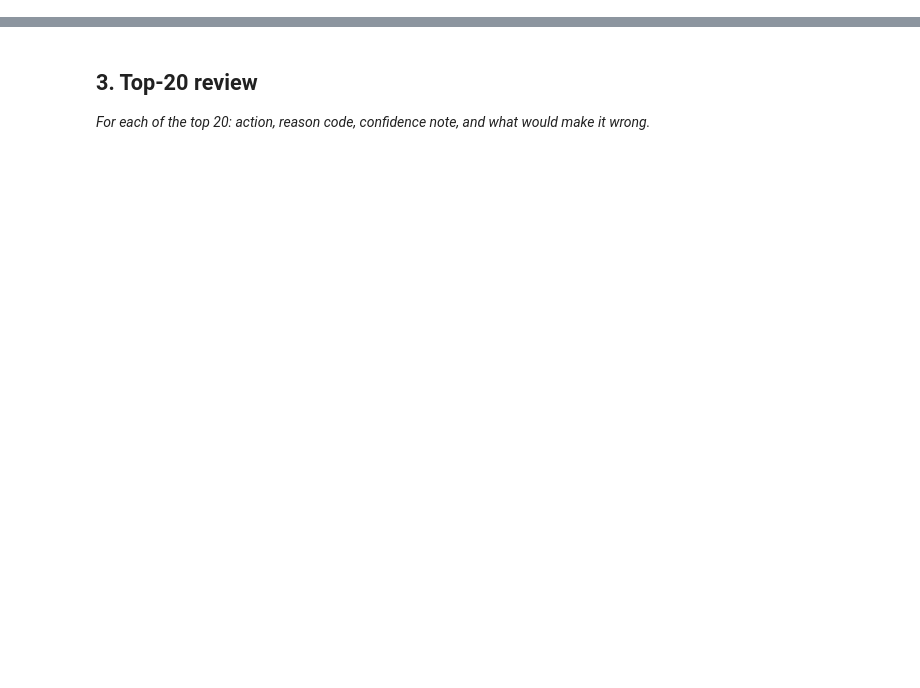
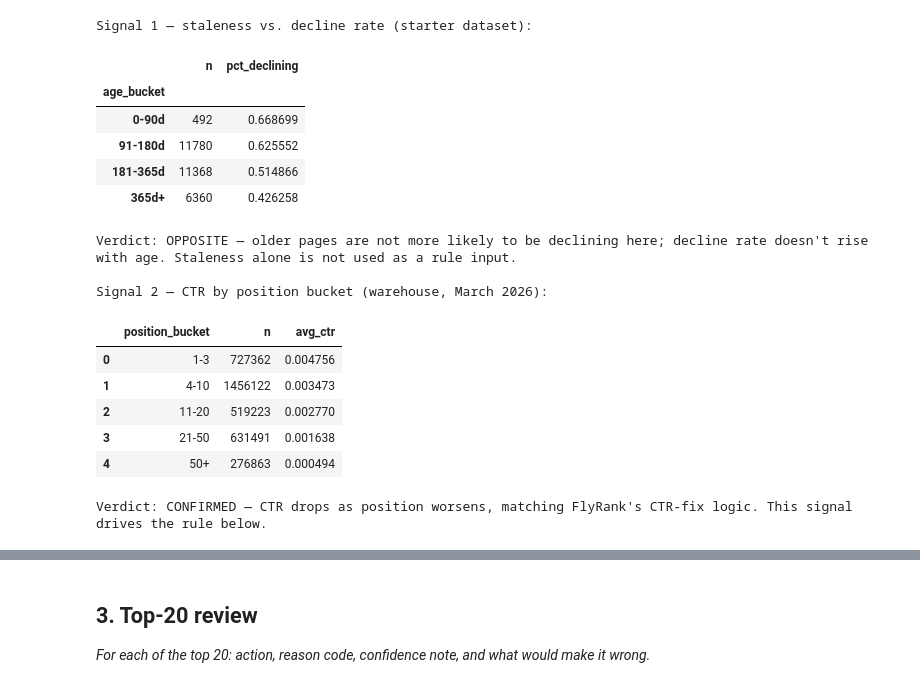
Before and after one commit to Allah-Bakhsh/flyrank-ml-internship-week1, a Jupyter notebook: work/notebooks/w04_baseline_score.ipynb, the cells around one changed output, grey strips where cells are left out. Saved outputs shown, nothing was run; the diff lists cells and outputs as text; code cells hidden in the pictures; blank space fills up the shorter version.

```diff
--- a/work/notebooks/w04_baseline_score.ipynb
+++ b/work/notebooks/w04_baseline_score.ipynb
@@ -16,3 +22,73 @@ This skeleton is yours to fill. Work the sections **in order** — each one has
+# %%
+# --- Setup ---
+from google.colab import userdata
+hf_token = userdata.get("HF_TOKEN")
+
+import duckdb
+import pandas as pd
+
+con = duckdb.connect()
+con.sql("INSTALL httpfs; LOAD httpfs;")
+con.sql(f"CREATE SECRET hf_token (TYPE huggingface, TOKEN '{hf_token}');")
+
+MARCH = "hf://datasets/FlyRank/internship-warehouse/fact_content_daily_performance/month=2026-03/data_0.parquet"
+
+# --- Signal 1: staleness, behind FlyRank's refresh flags ---
+!wget -q https://raw.githubusercontent.com/Allah-Bakhsh/flyrank-ml-internship-week1/main/data/raw/content_refresh_anonymized.csv -O content_refresh_anonymized.csv
+starter = pd.read_csv("content_refresh_anonymized.csv")
+
+starter["age_bucket"] = pd.cut(
+    starter["content_age_days"],
+    bins=[0, 90, 180, 365, 10_000],
+    labels=["0-90d", "91-180d", "181-365d", "365d+"]
+)
+
+signal1 = starter.groupby("age_bucket", observed=True).agg(
+    n=("content_age_days", "size"),
+    pct_declining=("trend_direction", lambda s: (s == "down").mean())
+)
+print("Signal 1 — staleness vs. decline rate (starter dataset):")
+display(signal1)
+print("Verdict: OPPOSITE — older pages are not more likely to be declining here; decline rate doesn't rise with age. Staleness alone is not used as a rule input.\n")
+
+# --- Signal 2: CTR vs. position, behind FlyRank's CTR-fix logic ---
+ctr_vs_position = con.sql(f"""
+    SELECT
+        CASE
+            WHEN gsc_avg_position <= 3 THEN '1-3'
+            WHEN gsc_avg_position <= 10 THEN '4-10'
+            WHEN gsc_avg_position <= 20 THEN '11-20'
+            WHEN gsc_avg_position <= 50 THEN '21-50'
+            ELSE '50+'
+        END AS position_bucket,
+        COUNT(*) AS n,
+        AVG(gsc_clicks * 1.0 / NULLIF(gsc_impressions, 0)) AS avg_ctr
+    FROM '{MARCH}'
+    WHERE gsc_data_available IS TRUE AND gsc_impressions > 0
+    GROUP BY 1
+    ORDER BY MIN(gsc_avg_position)
+""").df()
+print("Signal 2 — CTR by position bucket (warehouse, March 2026):")
+display(ctr_vs_position)
+print("Verdict: CONFIRMED — CTR drops as position worsens, matching FlyRank's CTR-fix logic. This signal drives the rule below.")
+# %% [output]
+Signal 1 — staleness vs. decline rate (starter dataset):
+|  | n | pct_declining |
+| age_bucket |  |  |
+| 0-90d | 492 | 0.668699 |
+| 91-180d | 11780 | 0.625552 |
+| 181-365d | 11368 | 0.514866 |
+| 365d+ | 6360 | 0.426258 |
+Verdict: OPPOSITE — older pages are not more likely to be declining here; decline rate doesn't rise with age. Staleness alone is not used as a rule input.
+
+Signal 2 — CTR by position bucket (warehouse, March 2026):
+|  | position_bucket | n | avg_ctr |
+| 0 | 1-3 | 727362 | 0.004756 |
+| 1 | 4-10 | 1456122 | 0.003473 |
+| 2 | 11-20 | 519223 | 0.002770 |
+| 3 | 21-50 | 631491 | 0.001638 |
+| 4 | 50+ | 276863 | 0.000494 |
+Verdict: CONFIRMED — CTR drops as position worsens, matching FlyRank's CTR-fix logic. This signal drives the rule below.
 # %% [markdown]
 ## 2. Build the ranked queue (writes the CSV)
 
```
Also changed, not shown: parts of 11 cells of this notebook.
